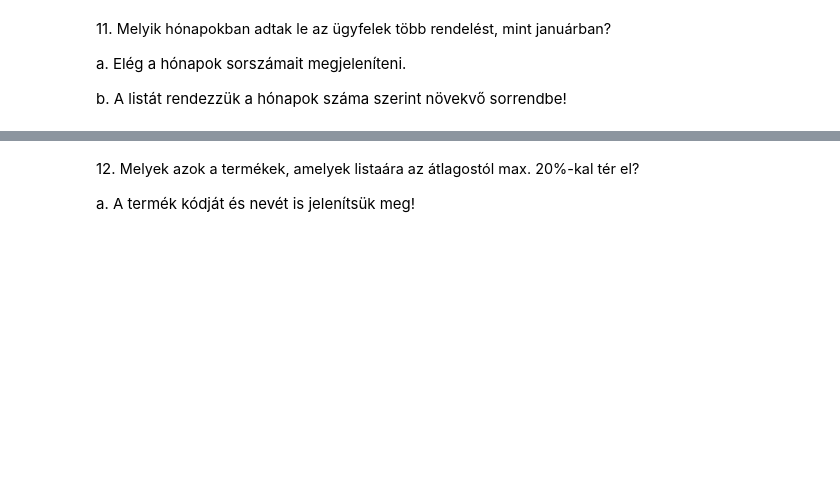
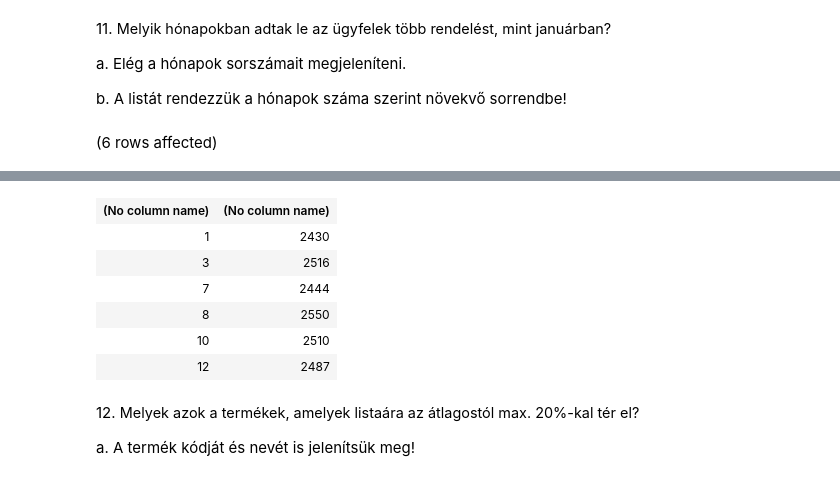
Before and after one commit to gaborbrown/sql, a Jupyter notebook: gyakorlat06_feladatok.ipynb, the cells around one changed output, grey strips where cells are left out. Cells and saved outputs as stored; diff of their text form; code cells hidden in the pictures; blank space fills up the shorter version.

```diff
--- a/gyakorlat06_feladatok.ipynb
+++ b/gyakorlat06_feladatok.ipynb
@@ -173,3 +257,16 @@ a. A termékek kódját és nevét is jelenítsük meg!
 a. Elég a hónapok sorszámait megjeleníteni.
 
 b. A listát rendezzük a hónapok száma szerint növekvő sorrendbe!
+# %%
+select MONTH(REND_DATUM),
+        count(*)
+from Rendeles
+group by MONTH(REND_DATUM)
+having COUNT(*) >=
+(select count(*)
+from Rendeles
+where MONTH(REND_DATUM) = 1
+)
+order by MONTH(REND_DATUM)
+# %% [output]
+(6 rows affected)
@@ -176,3 +274,10 @@ b. A listát rendezzük a hónapok száma szerint növekvő sorrendbe!
+| (No column name) | (No column name) |
+| 1 | 2430 |
+| 3 | 2516 |
+| 7 | 2444 |
+| 8 | 2550 |
+| 10 | 2510 |
+| 12 | 2487 |
 # %% [markdown]
 12. <span style="background-color: rgb(255, 255, 255); color: rgb(0, 0, 0); font-family: &quot;Open Sans&quot;, sans-serif; font-size: 14.44px;">Melyek azok a termékek, amelyek listaára az átlagostól max. 20%-kal tér el?&nbsp;</span>
 
```
Also changed, not shown: parts of 10 cells of this notebook, 1 other file.
